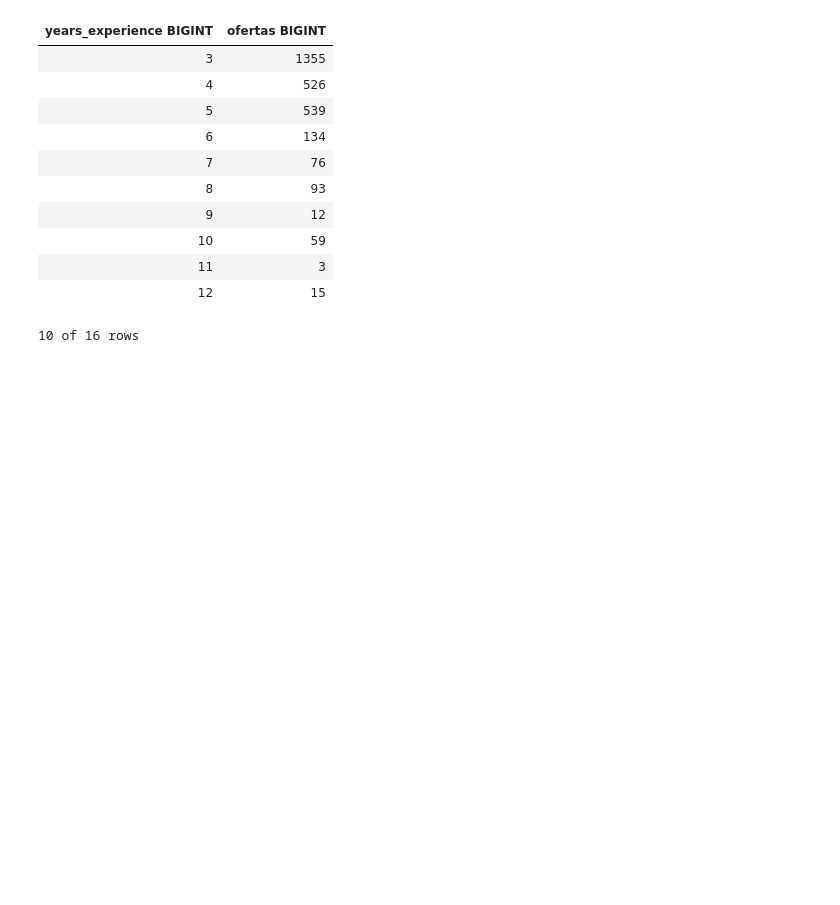
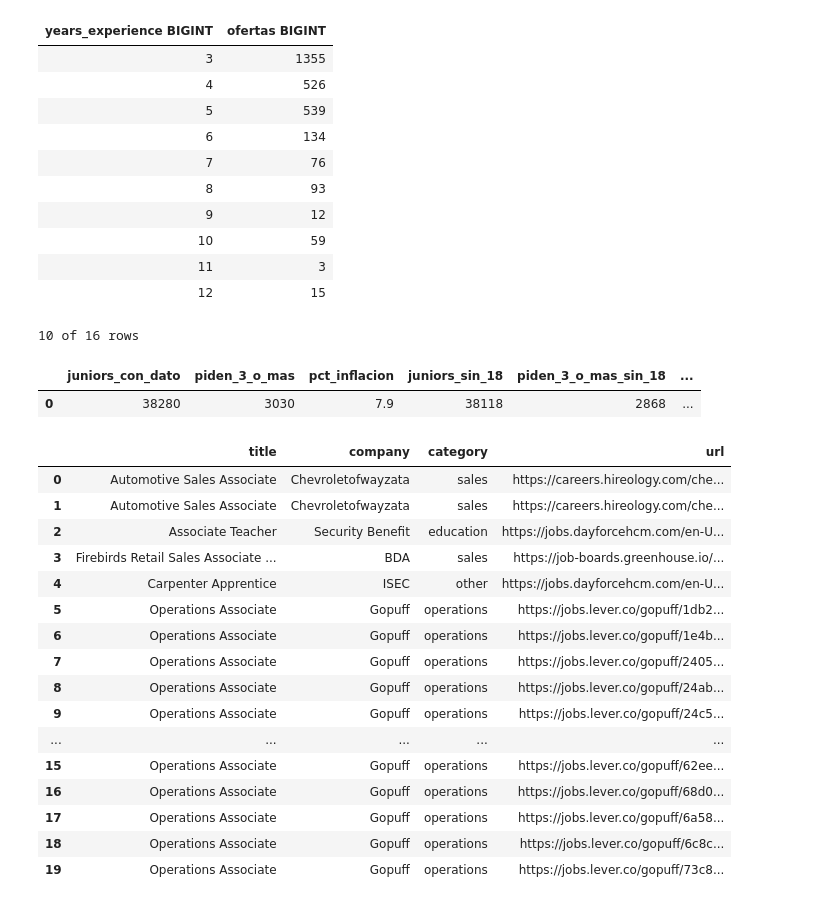
Before and after one commit to laglera/junior_radar, a Jupyter notebook: notebooks/01_exploracion_inicial.ipynb, the cells around one changed output. Drawn from its saved outputs; the diff is of its cells as text; code cells hidden in the pictures; blank space fills up the shorter version.

Commit message:
Cálculo de inflación de experiencia en ofertas junior

```diff
--- a/notebooks/01_exploracion_inicial.ipynb
+++ b/notebooks/01_exploracion_inicial.ipynb
@@ -135,3 +135,48 @@ duckdb.sql("""
 | 11 | 3 |
 | 12 | 15 |
 10 of 16 rows
+# %%
+duckdb.sql("""
+    SELECT
+        count(*)                                                AS juniors_con_dato,
+        count(*) FILTER (WHERE years_experience >= 3)           AS piden_3_o_mas,
+        round(100.0 * piden_3_o_mas / juniors_con_dato, 1)      AS pct_inflacion,
+
+        -- la misma cuenta quitando el pico sospechoso de 18 años
+        count(*) FILTER (WHERE years_experience <> 18)          AS juniors_sin_18,
+        count(*) FILTER (WHERE years_experience >= 3
+                           AND years_experience <> 18)          AS piden_3_o_mas_sin_18,
+        round(100.0 * piden_3_o_mas_sin_18 / juniors_sin_18, 1) AS pct_inflacion_sin_18
+    FROM jobs
+    WHERE level = 'junior'
+      AND years_experience IS NOT NULL
+""").df()
+# %% [output]
+|  | juniors_con_dato | piden_3_o_mas | pct_inflacion | juniors_sin_18 | piden_3_o_mas_sin_18 | ... |
+| 0 | 38280 | 3030 | 7.9 | 38118 | 2868 | ... |
+# %%
+duckdb.sql("""
+    SELECT title, company, category, url
+    FROM jobs
+    WHERE level = 'junior'
+      AND years_experience = 18
+    LIMIT 20
+""").df()
+# %% [output]
+|  | title | company | category | url |
+| 0 | Automotive Sales Associate | Chevroletofwayzata | sales | https://careers.hireology.com/che... |
+| 1 | Automotive Sales Associate | Chevroletofwayzata | sales | https://careers.hireology.com/che... |
+| 2 | Associate Teacher | Security Benefit | education | https://jobs.dayforcehcm.com/en-U... |
+| 3 | Firebirds Retail Sales Associate ... | BDA | sales | https://job-boards.greenhouse.io/... |
+| 4 | Carpenter Apprentice | ISEC | other | https://jobs.dayforcehcm.com/en-U... |
+| 5 | Operations Associate | Gopuff | operations | https://jobs.lever.co/gopuff/1db2... |
+| 6 | Operations Associate | Gopuff | operations | https://jobs.lever.co/gopuff/1e4b... |
+| 7 | Operations Associate | Gopuff | operations | https://jobs.lever.co/gopuff/2405... |
+| 8 | Operations Associate | Gopuff | operations | https://jobs.lever.co/gopuff/24ab... |
+| 9 | Operations Associate | Gopuff | operations | https://jobs.lever.co/gopuff/24c5... |
+| ... | ... | ... | ... | ... |
+| 15 | Operations Associate | Gopuff | operations | https://jobs.lever.co/gopuff/62ee... |
+| 16 | Operations Associate | Gopuff | operations | https://jobs.lever.co/gopuff/68d0... |
+| 17 | Operations Associate | Gopuff | operations | https://jobs.lever.co/gopuff/6a58... |
+| 18 | Operations Associate | Gopuff | operations | https://jobs.lever.co/gopuff/6c8c... |
+| 19 | Operations Associate | Gopuff | operations | https://jobs.lever.co/gopuff/73c8... |
```
Also changed, not shown: parts of 2 cells of this notebook.
